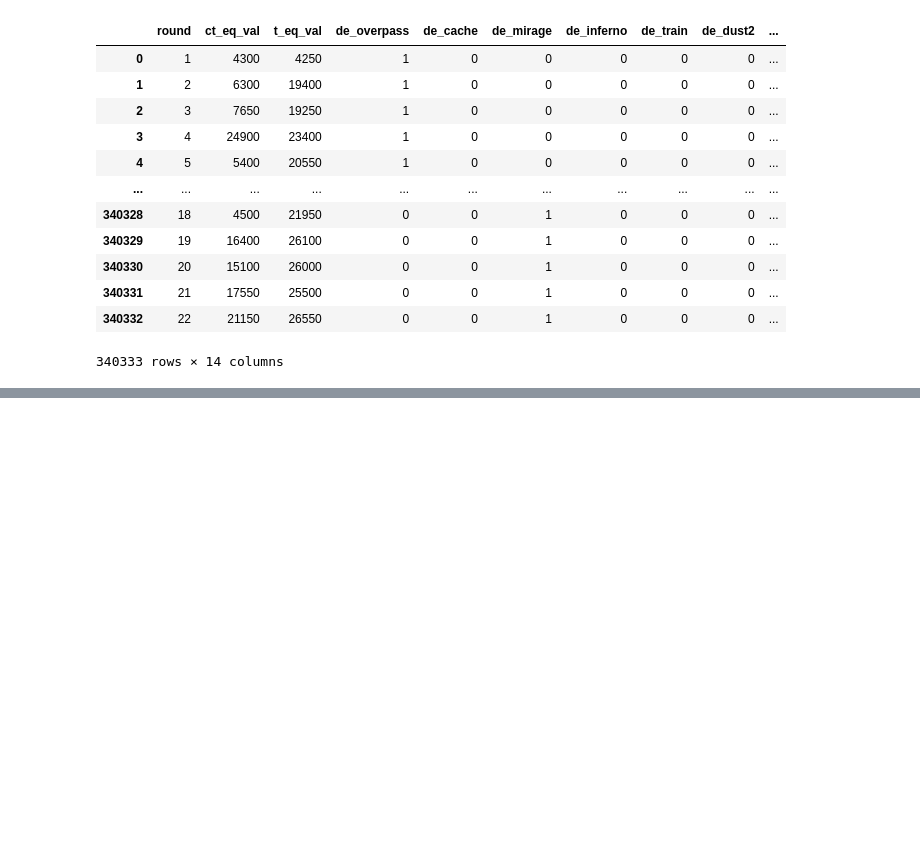
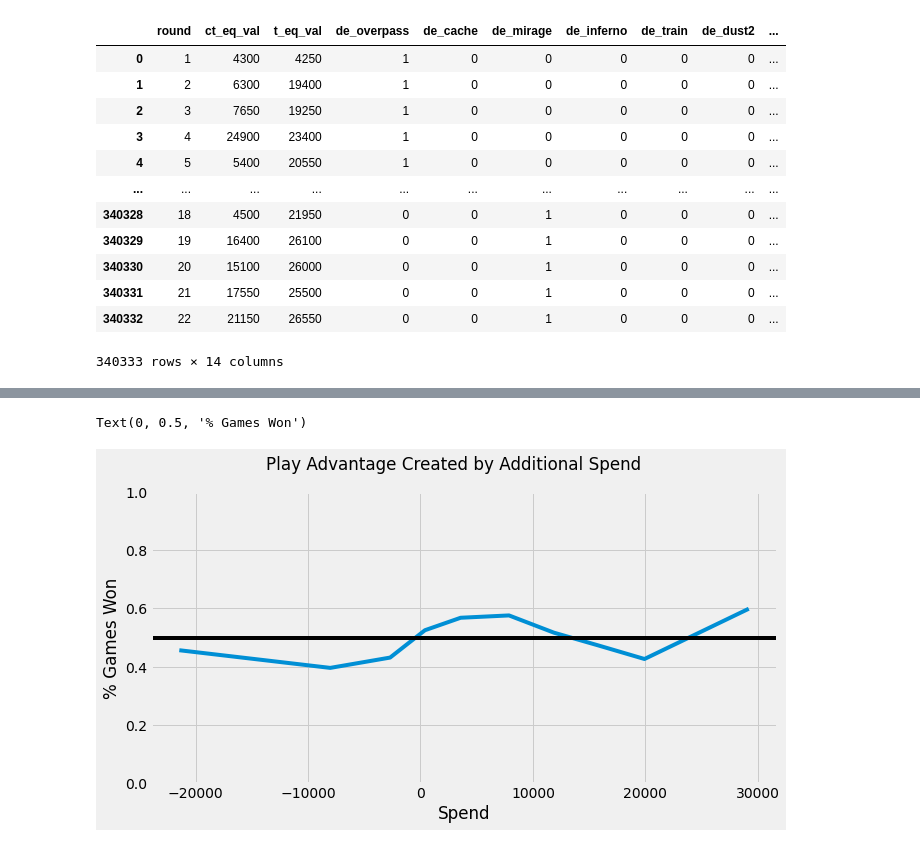
Before and after one commit to gandhimonil9823/CS_GO_Analysis, a Jupyter notebook: CS_GO_Analysis_renaming.ipynb, the cells around one changed output, grey strips where cells are left out. Cells and saved outputs as stored; diff of their text form; code cells hidden in the pictures; blank space fills up the shorter version.

```diff
--- a/CS_GO_Analysis_renaming.ipynb
+++ b/CS_GO_Analysis_renaming.ipynb
@@ -272,0 +312,23 @@ df_preprocessed
+# %%
+# df = pd.DataFrame().assign(winner=df_master_kills_demos['winner_side'], point_diff=df_master_kills_demos['ct_eq_val'] - df_master_kills_demos['t_eq_val'])
+
+# print(df)
+
+# df = df.assign(point_diff=df.apply(lambda srs: srs.point_diff if srs.winner[0] == 'C' else -srs.point_diff, axis='columns'), winner=df.winner.map(lambda v: True if v[0] == 'C' else False))
+
+# print(df)
+
+df_master_kills_demos = df_master_kills_demos[0:10000]
+
+print(df_master_kills_demos)
+
+df_new_data = pd.DataFrame()
+for i, row in df_master_kills_demos.iterrows():
+  if row["winner_side"] == "CounterTerrorist":
+    df_new_data.at[i, "winner"] = True
+    df_new_data.at[i, "point_difference"] = row['ct_eq_val'] - row['t_eq_val']
+  else:
+    df_new_data.at[i, "winner"] = False
+    df_new_data.at[i, "point_difference"] = -(row['ct_eq_val'] - row['t_eq_val'])
+
+df_new_data
@@ -272,0 +363,22 @@ df_preprocessed
+# %%
+df_new_data = df_new_data.assign(point_diff_cat=pd.qcut(df_new_data.point_difference, 10)).groupby("point_diff_cat").apply(lambda df_new_data: df_new_data.winner.sum() / len(df_new_data.winner))
+
+df_new_data.index = df_new_data.index.values.map(lambda val: val.left + (val.right - val.left) / 2).astype(int)
+
+df_new_data
+# for i, group in df_new_data:
+#   group.apply(lambda group: group["winner"].sum() / len(group["winner"]))
+#   print(group)
+
+
+fig = plt.figure(figsize=(10, 5))
+df_new_data.plot.line()
+plt.suptitle("Play Advantage Created by Additional Spend")
+ax = plt.gca()
+ax.axhline(0.5, color='black')
+ax.set_ylim([0, 1])
+ax.set_xlabel('Spend')
+ax.set_ylabel('% Games Won')
+# %% [output]
+Text(0, 0.5, '% Games Won')
+[figure, added]
```
Also changed, not shown: parts of 10 cells of this notebook.
